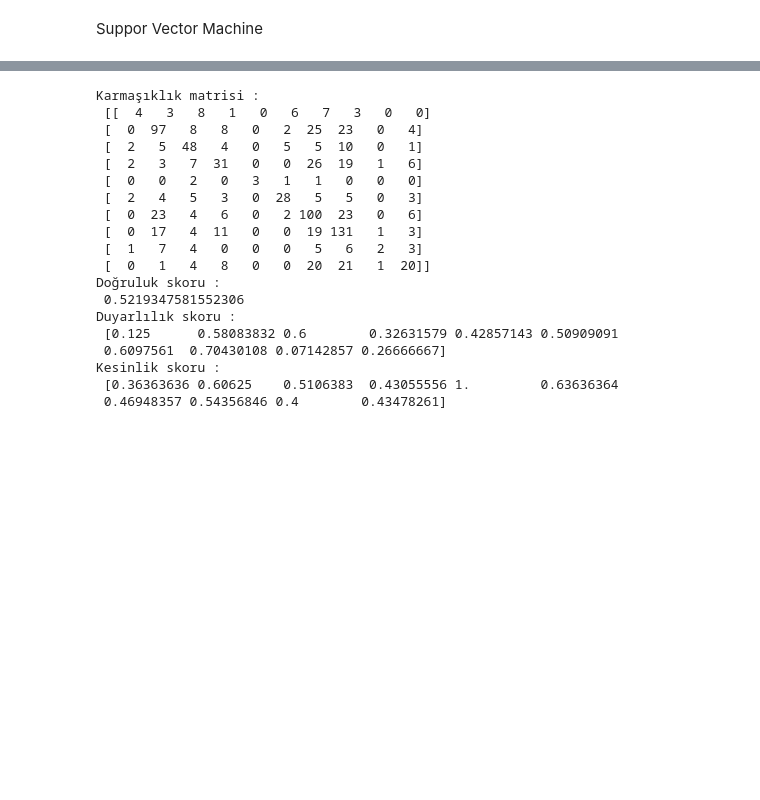
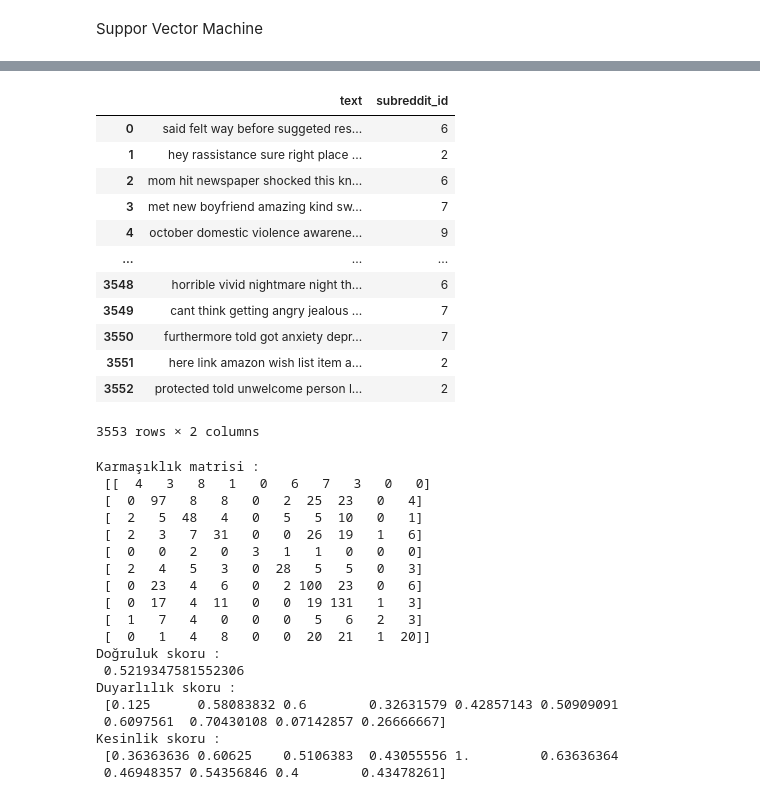
Before and after one commit to CagataySencan/StressAnalysis, a Jupyter notebook: Reddit_Stress_Analysis.ipynb, the cells around one changed output, grey strips where cells are left out. Cells and saved outputs as stored; diff of their text form; code cells hidden in the pictures; blank space fills up the shorter version.

```diff
--- a/Reddit_Stress_Analysis.ipynb
+++ b/Reddit_Stress_Analysis.ipynb
@@ -93,12 +174,27 @@ X['subreddit_id'] = subreddit_id
 # %%
 # Vektörleme işlemi
 tfidf = TfidfVectorizer(sublinear_tf=True, min_df=5,
                         ngram_range=(1, 2),
                         stop_words='english')
 
 features = tfidf.fit_transform(X.text).toarray()
 
 labels = X.subreddit_id
+X
+# %% [output]
+|  | text | subreddit_id |
+| 0 | said felt way before suggeted res... | 6 |
+| 1 | hey rassistance sure right place ... | 2 |
+| 2 | mom hit newspaper shocked this kn... | 6 |
+| 3 | met new boyfriend amazing kind sw... | 7 |
+| 4 | october domestic violence awarene... | 9 |
+| ... | ... | ... |
+| 3548 | horrible vivid nightmare night th... | 6 |
+| 3549 | cant think getting angry jealous ... | 7 |
+| 3550 | furthermore told got anxiety depr... | 7 |
+| 3551 | here link amazon wish list item a... | 2 |
+| 3552 | protected told unwelcome person l... | 2 |
+3553 rows × 2 columns
 # %%
 x_train, x_test, y_train, y_test = train_test_split(features, labels, test_size=0.25,random_state = 20)
 # %%
```
Also changed, not shown: parts of 5 cells of this notebook.
